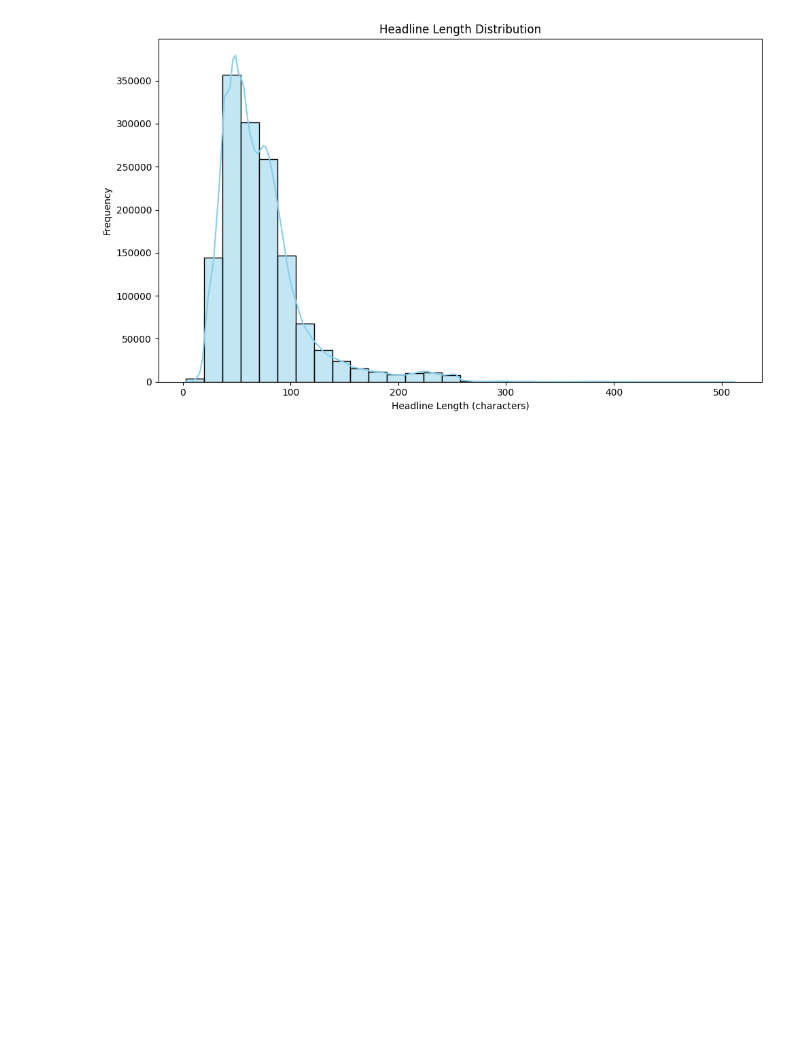
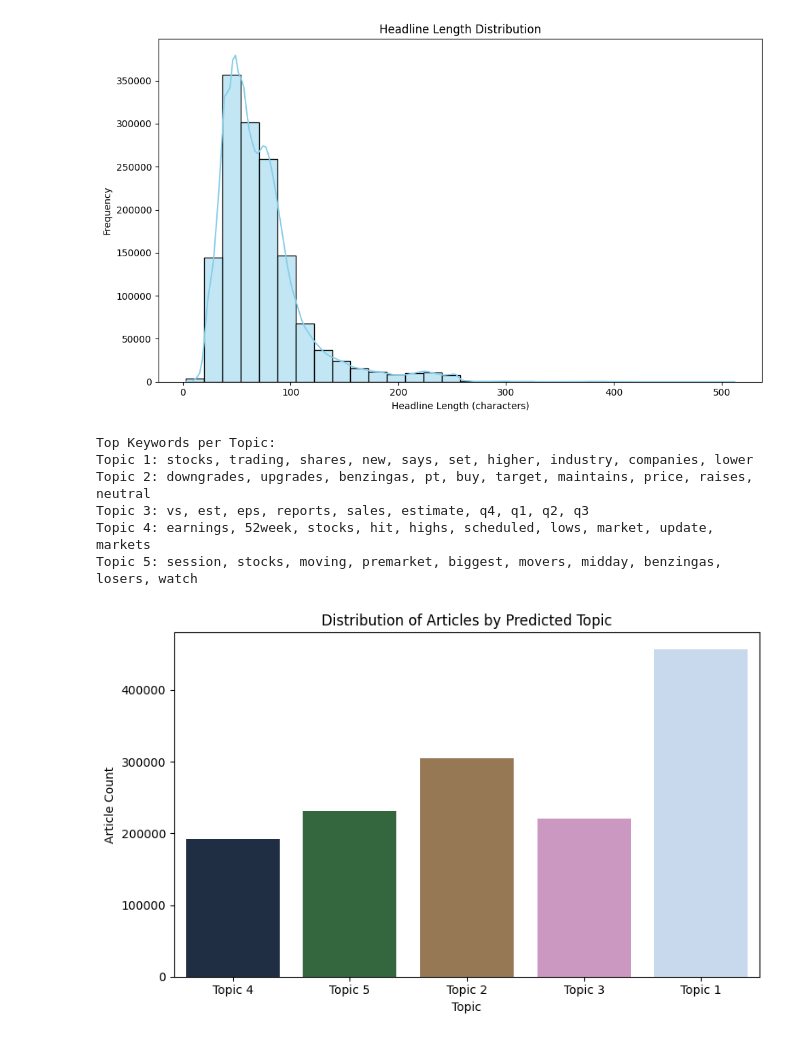
Before and after one commit to Teshager21/financial-news-sentiment-analysis, a Jupyter notebook: notebooks/exploratory/explore_news_sentiments.ipynb, the cells around one changed output. Drawn from its saved outputs; the diff is of its cells as text; code cells hidden in the pictures; blank space fills up the shorter version.

```diff
--- a/notebooks/exploratory/explore_news_sentiments.ipynb
+++ b/notebooks/exploratory/explore_news_sentiments.ipynb
@@ -295,3 +299,20 @@ min      3.000000e+00
 max      5.120000e+02
 Name: headline, dtype: float64
 [figure]
+# %%
+
+tm = TopicModeler(df, text_col="headline", n_topics=5)
+tm.fit()
+tm.display_topics()
+tm.plot_topic_distribution()
+
+# Get DataFrame with labeled topics
+labeled_df = tm.get_labeled_df()
+# %% [output]
+Top Keywords per Topic:
+Topic 1: stocks, trading, shares, new, says, set, higher, industry, companies, lower
+Topic 2: downgrades, upgrades, benzingas, pt, buy, target, maintains, price, raises, neutral
+Topic 3: vs, est, eps, reports, sales, estimate, q4, q1, q2, q3
+Topic 4: earnings, 52week, stocks, hit, highs, scheduled, lows, market, update, markets
+Topic 5: session, stocks, moving, premarket, biggest, movers, midday, benzingas, losers, watch
+[figure, added]
```
Also changed, not shown: parts of 12 cells of this notebook, 6 other files.
